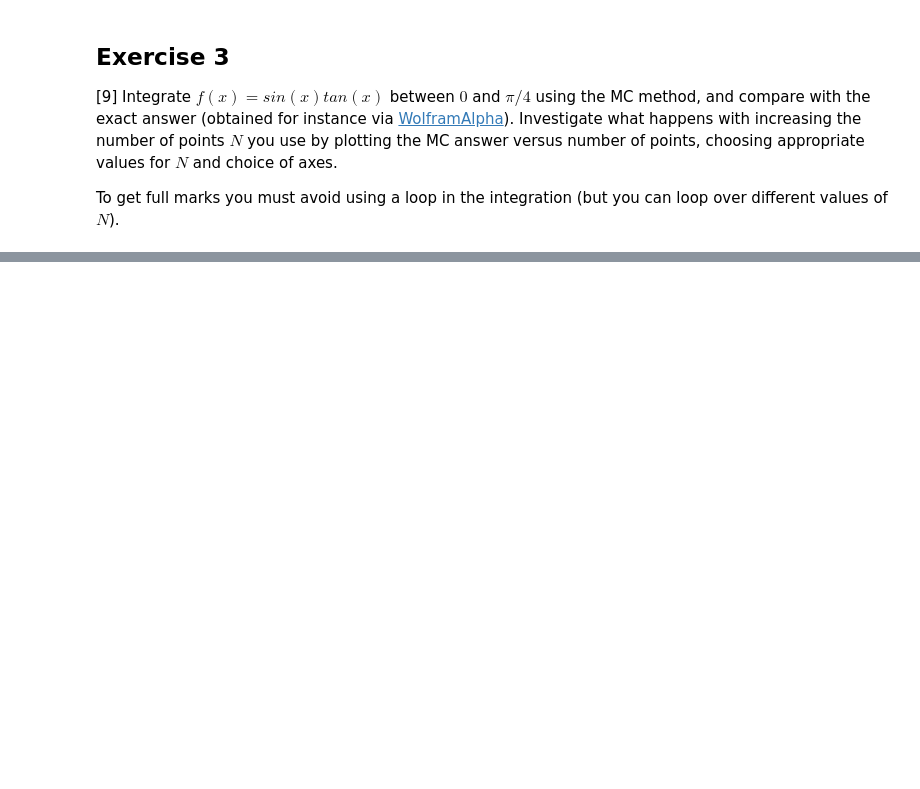
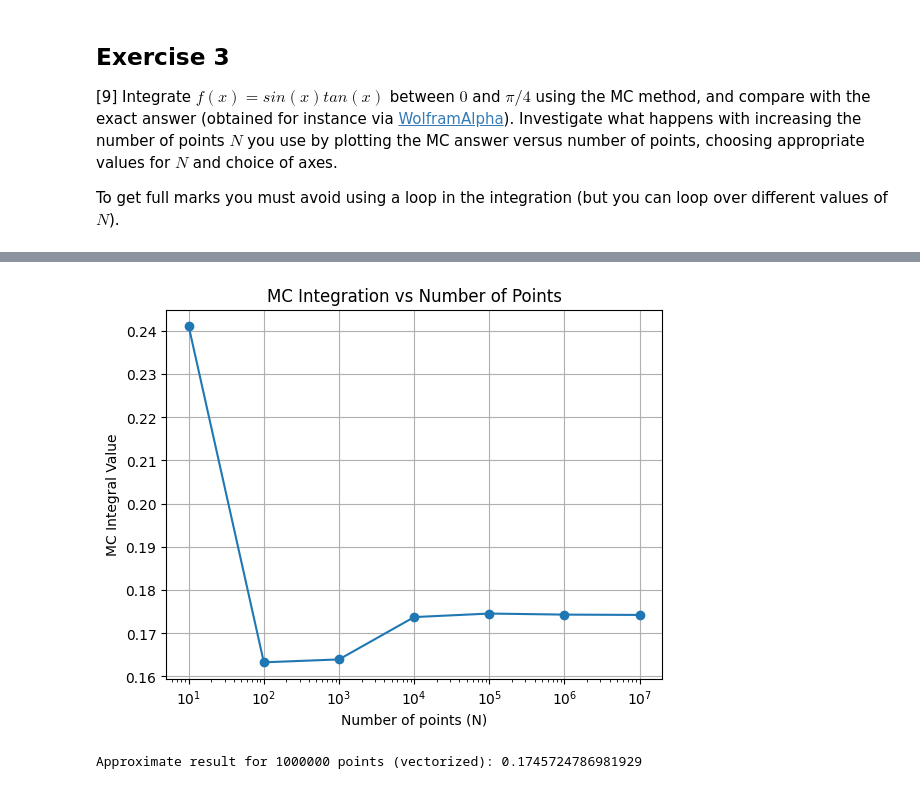
Before and after one commit to PX2145-2025/week-6-b-Morgan-Howard-Reuben, a Jupyter notebook: Monte_Carlo.ipynb, the cells around one changed output, grey strips where cells are left out. Drawn from its saved outputs; the diff is of its cells as text; code cells hidden in the pictures; blank space fills up the shorter version.

```diff
--- a/Monte_Carlo.ipynb
+++ b/Monte_Carlo.ipynb
@@ -374,0 +429,52 @@ The values are almost always consistent with the true value to 2 decimal places.
+# %%
+# more integration values can be added, such as N=1000, 100,000 and 10
+
+# N=10
+N_int5 = 10
+s_int5 = 0
+
+# loop through every value of N
+for i in range (N_int5):
+    x_int5 = (b-a) * random() # get a random number in in range 0 to pi/4
+    s_int5 += f(x_int5)
+integral5 = (b-a) * s_int5/N_int5 # multiply by interval length
+
+# N=1000
+N_int6 = int(1e3) # Corrected N_int6 to 1000
+s_int6 = 0
+
+# loop through every value of N
+for i in range (N_int6):
+    x_int6 = (b-a) * random() # get a random number in in range 0 to pi/4
+    s_int6 += f(x_int6)
+integral6 = (b-a) * s_int6/N_int6 # multiply by interval length
+
+# N=100,000
+N_int7 = int(1e5)
+s_int7 = 0
+
+# loop through every value of N
+for i in range (N_int7):
+    x_int7 = (b-a) * random() # get a random number in in range 0 to pi/4
+    s_int7 += f(x_int7)
+integral7 = (b-a) * s_int7/N_int7 # multiply by interval length
+
+
+# update arrays
+MC_values = np.array([integral, integral2, integral3, integral4, integral5, integral6, integral7])
+N_values = np.array([N_int, N_int2, N_int3, N_int4, N_int5, N_int6, N_int7])
+
+# sort the arrays based on N_values (ascending order)
+sort_indices = np.argsort(N_values)
+N_values_sorted = N_values[sort_indices]
+MC_values_sorted = MC_values[sort_indices]
+
+# plot final graph
+plt.plot(N_values_sorted, MC_values_sorted, 'o-')
+plt.xscale('log') # set the x-axis to a logarithmic scale
+plt.xlabel('Number of points (N)')
+plt.ylabel('MC Integral Value')
+plt.title('MC Integration vs Number of Points')
+plt.grid()
+# %% [output]
+[figure, added]
@@ -374,0 +483,18 @@ The values are almost always consistent with the true value to 2 decimal places.
+# %%
+# vectorized MC method integration
+N_int = int(1e6)  # Choose the number of points
+a = 0             # Lower limit of integration
+b = np.pi/4       # Upper limit of integration
+
+# Generate N_int random numbers in the range [a, b)
+x_int_vectorized = a + (b - a) * random(N_int)
+
+# Calculate the function value for each random number
+f_values = f(x_int_vectorized)
+
+# Calculate the integral using the vectorized approach
+integral_vectorized = (b - a) * np.mean(f_values)
+
+print(f'Approximate result for {N_int} points (vectorized): {integral_vectorized}')
+# %% [output]
+Approximate result for 1000000 points (vectorized): 0.1745724786981929
```
Also changed, not shown: parts of 6 cells of this notebook.
